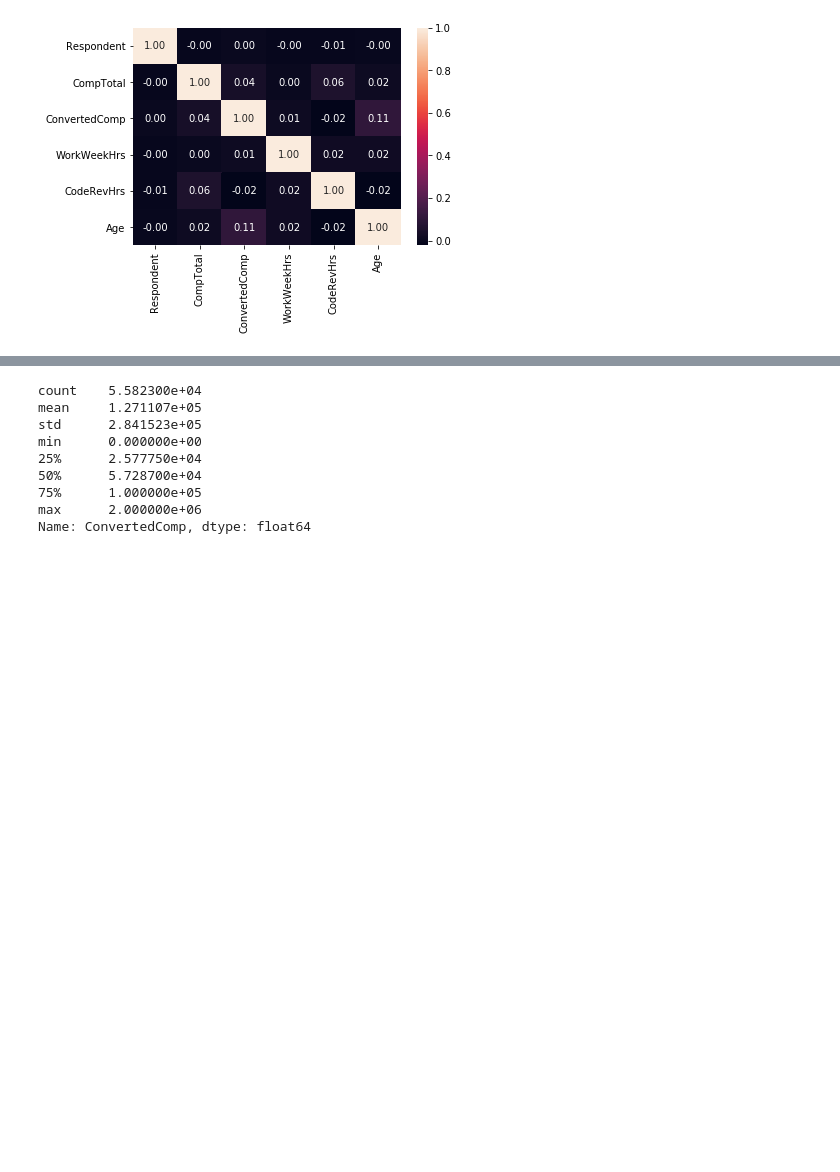
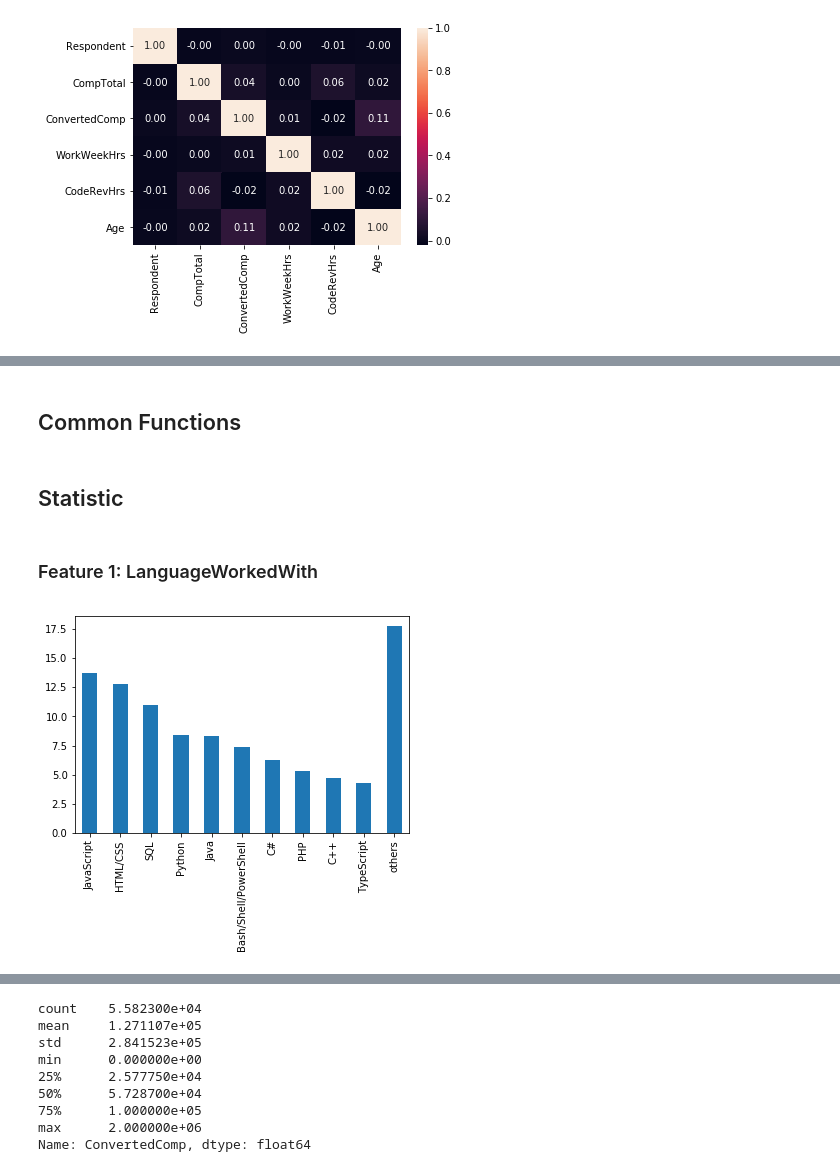
Before and after one commit to amosvoron/udacity, a Jupyter notebook: Stackoverflow.ipynb, the cells around one changed output, grey strips where cells are left out. Cells and saved outputs as stored; diff of their text form; code cells hidden in the pictures; blank space fills up the shorter version.

```diff
--- a/Stackoverflow.ipynb
+++ b/Stackoverflow.ipynb
@@ -34,0 +90,2 @@ We want to predict the salary using the variables that we find significant for t
+# %% [markdown]
+## Common Functions
@@ -34,0 +162,11 @@ We want to predict the salary using the variables that we find significant for t
+# %%
+# Set the threshold for the 'others' values:
+threshold = 20
+# %% [markdown]
+## Statistic
+# %% [markdown]
+### Feature 1: LanguageWorkedWith
+# %%
+stat(df, 'LanguageWorkedWith', threshold)
+# %% [output]
+[figure, added]
```
Also changed, not shown: parts of 202 cells of this notebook.
